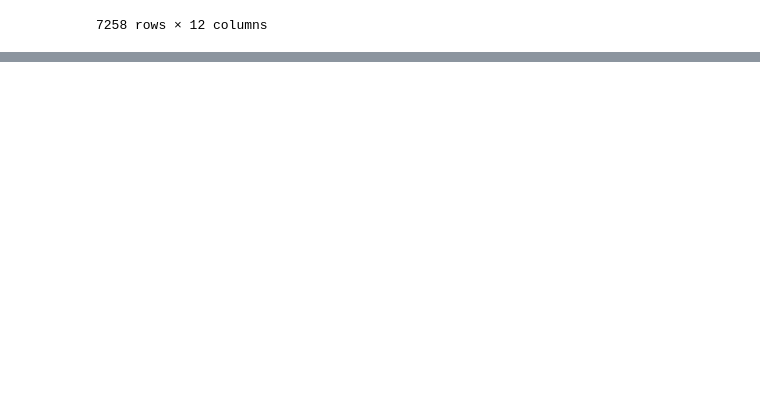
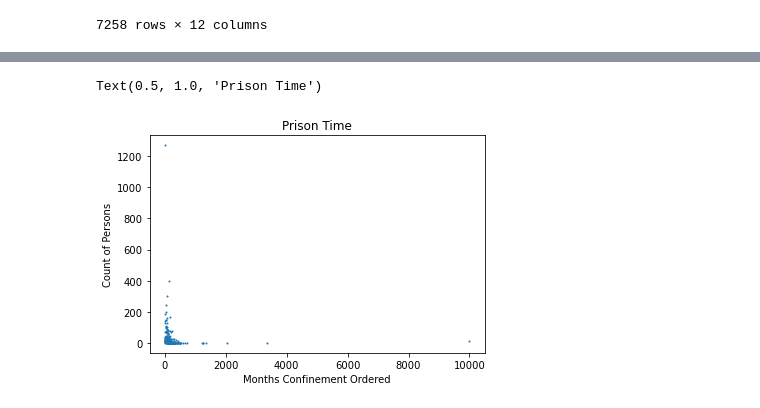
Before and after one commit to jenwhitson/sentencing_project, a Jupyter notebook: notebooks/individual_offender_eda.ipynb, the cells around one changed output, grey strips where cells are left out. Saved outputs shown, nothing was run; the diff lists cells and outputs as text; code cells hidden in the pictures; blank space fills up the shorter version.

Commit message:
created outcomes df and plotted TOTPRISON (total prison sentence)

```diff
--- a/notebooks/individual_offender_eda.ipynb
+++ b/notebooks/individual_offender_eda.ipynb
@@ -929,3 +935,9 @@ tn_bio
 | 7256 | 2589910 | 28.0 | 26-30 | 3.0 | 37.0 | NaN | 2 | 1 | 0.0 | NaN | 3.0 | ... |
 | 7257 | 2591713 | 32.0 | 31-35 | 1.0 | 211.0 | 34.0 | 1 | 1 | 1.0 | 5.0 | 1.0 | ... |
 7258 rows × 12 columns
+# %%
+tn_outcomes = tn[['USSCIDN', 'AGE', 'MONRACE', 'MONSEX', 'NEWEDUC', 'NEWRACE', 'NUMDEPEN', 'ALTMO', 'DISPOSIT', 'HOMDUM',
+                  'HRCOMSRV', 'INOUT', 'INTDUM', 'MOCOMCON', 'MOHOMDET', 'MOINTCON', 'NEWCNVTN', 'PRISDUM', 'PROBATN',
+                  'PROBDUM', 'RESTDET1', 'RESTDET2', 'SENSPCAP', 'SENSPLT0', 'SENTIMP', 'SENTTCAP', 'SENTTOT', 'SENTTOT0',
+                  'SUPRDUM', 'SUPREL', 'TOTDAYS', 'TOTPRISN', 'TYPEMONY', 'TYPEOTHS']]
+tn_outcomes
@@ -931,0 +958,4 @@ tn_bio
+# %%
+cols = list(tn_outcomes.columns)
+for item in cols:
+    print(tn_outcomes.value_counts(item))
@@ -931,0 +980,3 @@ tn_bio
+# %%
+prison_time_dict = tn_outcomes.value_counts('TOTPRISN').to_dict()
+prison_time_dict
@@ -931,0 +1001,9 @@ tn_bio
+# %%
+prison_time_dict = dict(sorted(prison_time_dict.items(), key = lambda item: item[0]))
+plt.scatter(prison_time_dict.keys(), prison_time_dict.values(), s = 1)
+plt.xlabel('Months Confinement Ordered')
+plt.ylabel('Count of Persons')
+plt.title('Prison Time')
+# %% [output]
+Text(0.5, 1.0, 'Prison Time')
+[figure, added]
```
Also changed, not shown: parts of 7 cells of this notebook.
